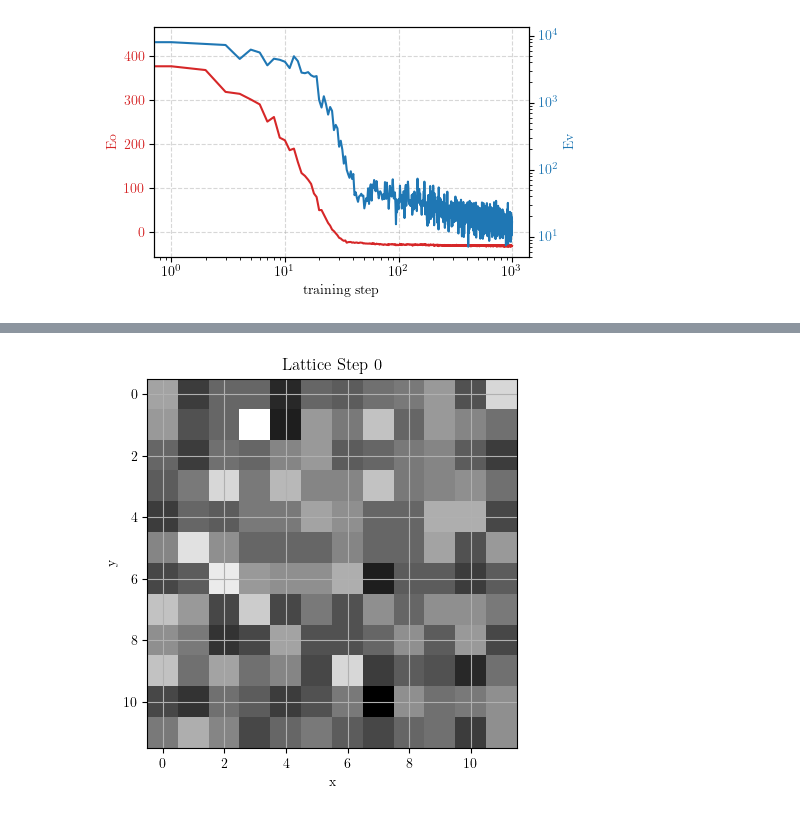
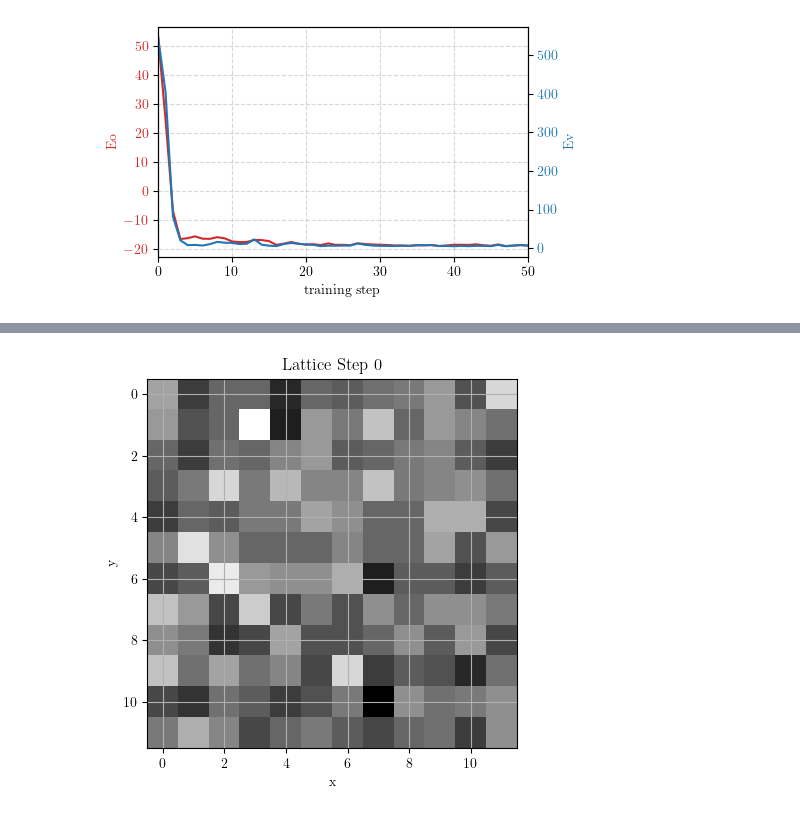
Before and after one commit to maxawake/VMC_with_LPTFs, a Jupyter notebook: evaluation/evaluation.ipynb, the cells around one changed output, grey strips where cells are left out. Saved outputs shown, nothing was run; the diff lists cells and outputs as text; code cells hidden in the pictures.

```diff
--- a/evaluation/evaluation.ipynb
+++ b/evaluation/evaluation.ipynb
@@ -29,33 +29,33 @@ n_samples = len(samples)
 # %%
 # use latex font
 plt.rc("text", usetex=True)
 plt.rc("font", family="serif")
 
 Eo = np.array([data[f"step_{str(i).zfill(5)}"]["Eo"][()] for i in range(len(data.keys()))])
 Ev = np.array([data[f"step_{str(i).zfill(5)}"]["Ev"][()] for i in range(len(data.keys()))])
 
 fig, ax1 = plt.subplots(figsize=(5, 3))
 
 color = "tab:red"
 ax1.set_xlabel("training step")
 ax1.set_ylabel("Eo", color=color)
 ax1.plot(Eo, color=color)
 ax1.tick_params(axis="y", labelcolor=color)
-ax1.set_xscale("log")
+# ax1.set_xscale("log")
 ax2 = ax1.twinx()  # instantiate a second Axes that shares the same x-axis
 
 color = "tab:blue"
 ax2.set_ylabel("Ev", color=color)  # we already handled the x-label with ax1
 ax2.plot(Ev, color=color)
 ax2.tick_params(axis="y", labelcolor=color)
-# plt.xlim(0,100)
-ax2.set_yscale("log")
+plt.xlim(0,50)
+# ax2.set_yscale("log")
 fig.tight_layout()  # otherwise the right y-label is slightly clipped
 ax1.grid(linestyle="--", alpha=0.5)
 plt.savefig("energy_plot_32x32.png", dpi=300, bbox_inches="tight")
 plt.show()
 # %% [output]
-[figure, old version]
+[figure, new version]
 # %%
 for key in data["step_00000"].keys():
     try:
```
Also changed, not shown: parts of 2 cells of this notebook, 5 other files.
